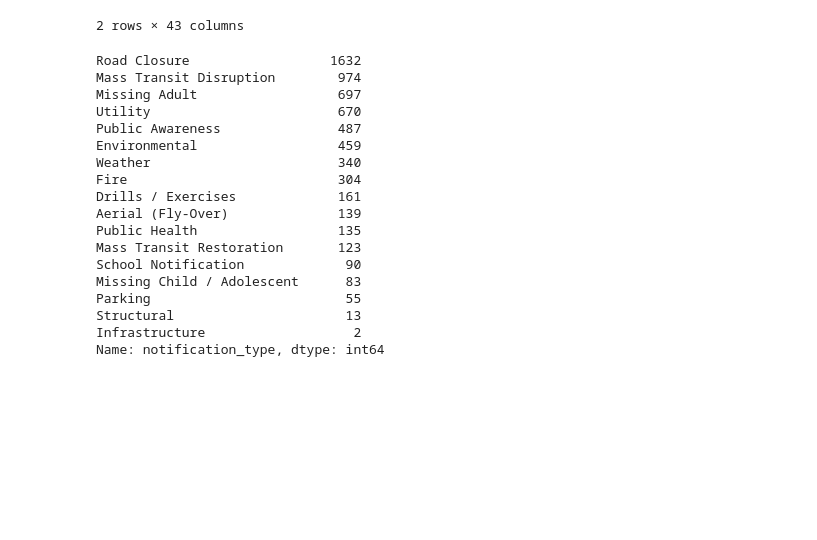
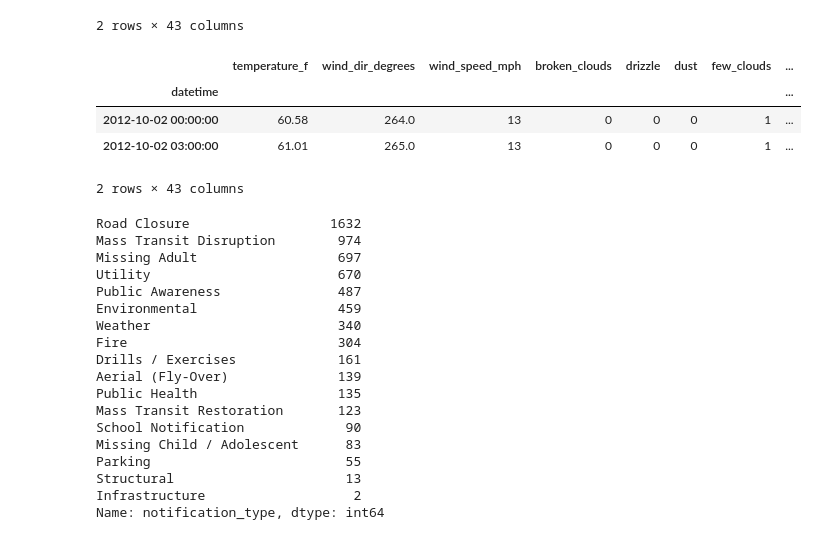
Before and after one commit to iceberg425/Client_Project, a Jupyter notebook: Merge_Notebook.ipynb, the cells around one changed output. Saved outputs shown, nothing was run; the diff lists cells and outputs as text; code cells hidden in the pictures; blank space fills up the shorter version.

```diff
--- a/Merge_Notebook.ipynb
+++ b/Merge_Notebook.ipynb
@@ -235,6 +244,8 @@ print(weather.shape)
 (44460, 40)
 # %%
 wt_merge = pd.merge(weather, target, how ='outer', on = 'datetime')
+# %%
+wt_merge_drop = weather.merge(target)
 # %%
 wt_merge.shape
 # %% [output]
@@ -272,7 +317,11 @@ print(wt_merge.datetime.sort_values().iloc[-1])
 # %%
 wt_merge.set_index('datetime', inplace=True)
+# %%
+wt_merge_drop.set_index('datetime', inplace=True)
 # %%
 weather_target_df = wt_merge.sort_index()
+# %%
+weather_target_drop_df = wt_merge_drop.sort_index()
 # %%
 weather_target_df.head(2)
 # %% [output]
@@ -281,5 +330,13 @@ weather_target_df.head(2)
 | 2012-03-16 23:00:00 | NaN | NaN | NaN | NaN | NaN | NaN | NaN | ... |
 | 2012-03-25 14:00:00 | NaN | NaN | NaN | NaN | NaN | NaN | NaN | ... |
 2 rows × 43 columns
+# %%
+weather_target_drop_df.head(2)
+# %% [output]
+|  | temperature_f | wind_dir_degrees | wind_speed_mph | broken_clouds | drizzle | dust | few_clouds | ... |
+| datetime |  |  |  |  |  |  |  | ... |
+| 2012-10-02 00:00:00 | 60.58 | 264.0 | 13 | 0 | 0 | 0 | 1 | ... |
+| 2012-10-02 03:00:00 | 61.01 | 265.0 | 13 | 0 | 0 | 0 | 1 | ... |
+2 rows × 43 columns
 # %%
 weather_target_df.to_csv('./data/weather_target_merged.csv')
```
Also changed, not shown: parts of 38 cells of this notebook, 3 other files.
